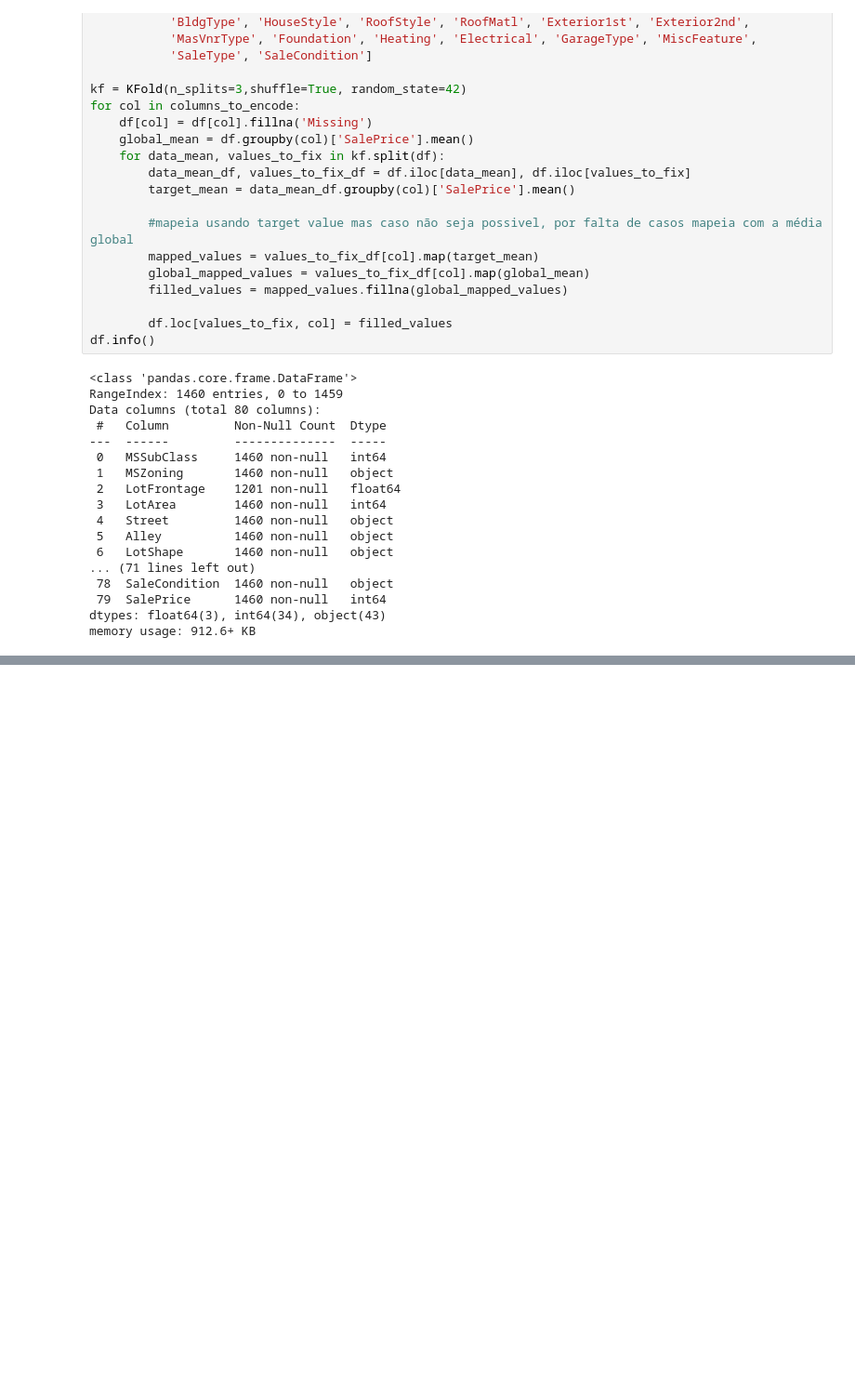
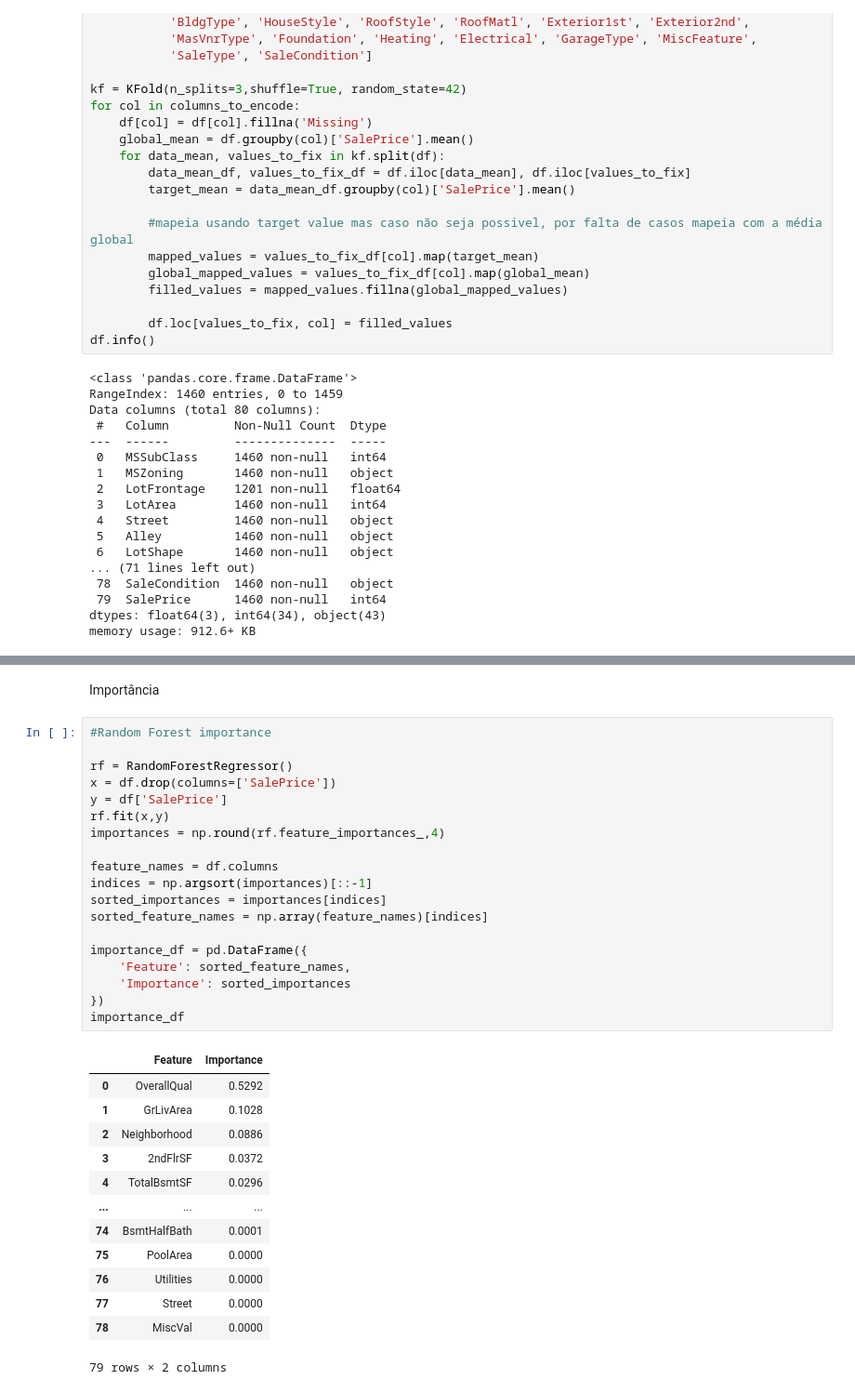
Before and after one commit to DuarteCardoso07/ML_houseprices, a Jupyter notebook: code.ipynb, the cells around one changed output, grey strips where cells are left out. Shown at 93% size. Cells and saved outputs as stored; diff of their text form; blank space fills up the shorter version.

Commit message:
Added correlation between features, random forest feature importance and permutation importance

```diff
--- a/code.ipynb
+++ b/code.ipynb
@@ -191,0 +201,35 @@ df
+# %% [markdown]
+Importância
+# %%
+#Random Forest importance
+
+rf = RandomForestRegressor()
+x = df.drop(columns=['SalePrice'])
+y = df['SalePrice']
+rf.fit(x,y)
+importances = np.round(rf.feature_importances_,4)
+
+feature_names = df.columns
+indices = np.argsort(importances)[::-1]
+sorted_importances = importances[indices]
+sorted_feature_names = np.array(feature_names)[indices]
+
+importance_df = pd.DataFrame({
+    'Feature': sorted_feature_names,
+    'Importance': sorted_importances
+})
+importance_df
+# %% [output]
+|  | Feature | Importance |
+| 0 | OverallQual | 0.5292 |
+| 1 | GrLivArea | 0.1028 |
+| 2 | Neighborhood | 0.0886 |
+| 3 | 2ndFlrSF | 0.0372 |
+| 4 | TotalBsmtSF | 0.0296 |
+| ... | ... | ... |
+| 74 | BsmtHalfBath | 0.0001 |
+| 75 | PoolArea | 0.0000 |
+| 76 | Utilities | 0.0000 |
+| 77 | Street | 0.0000 |
+| 78 | MiscVal | 0.0000 |
+79 rows × 2 columns
```
Also changed, not shown: parts of 8 cells of this notebook.
